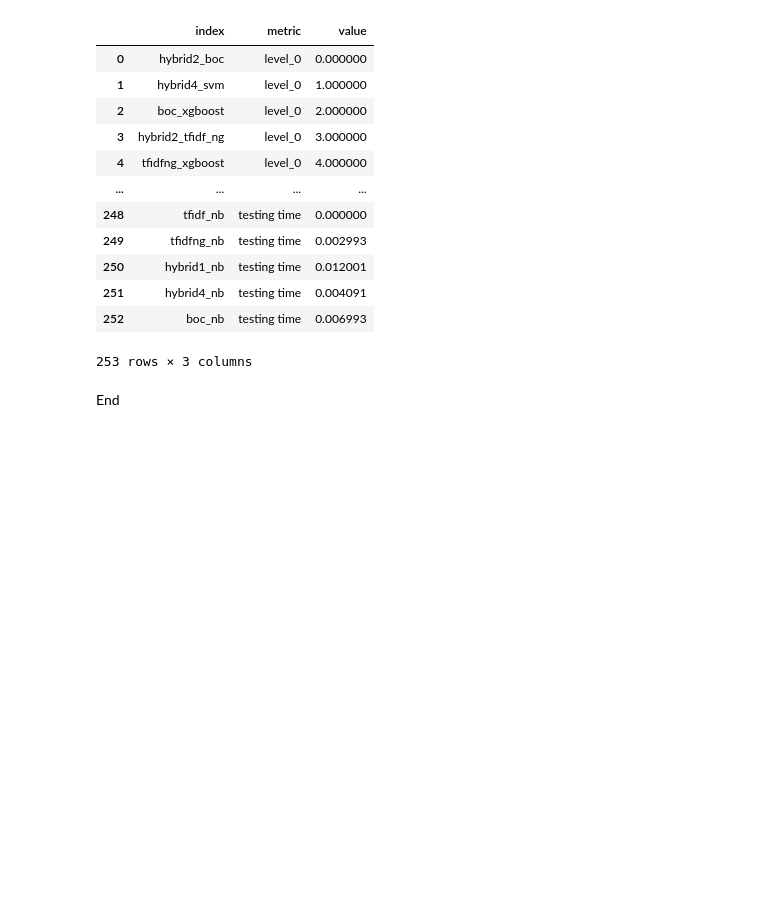
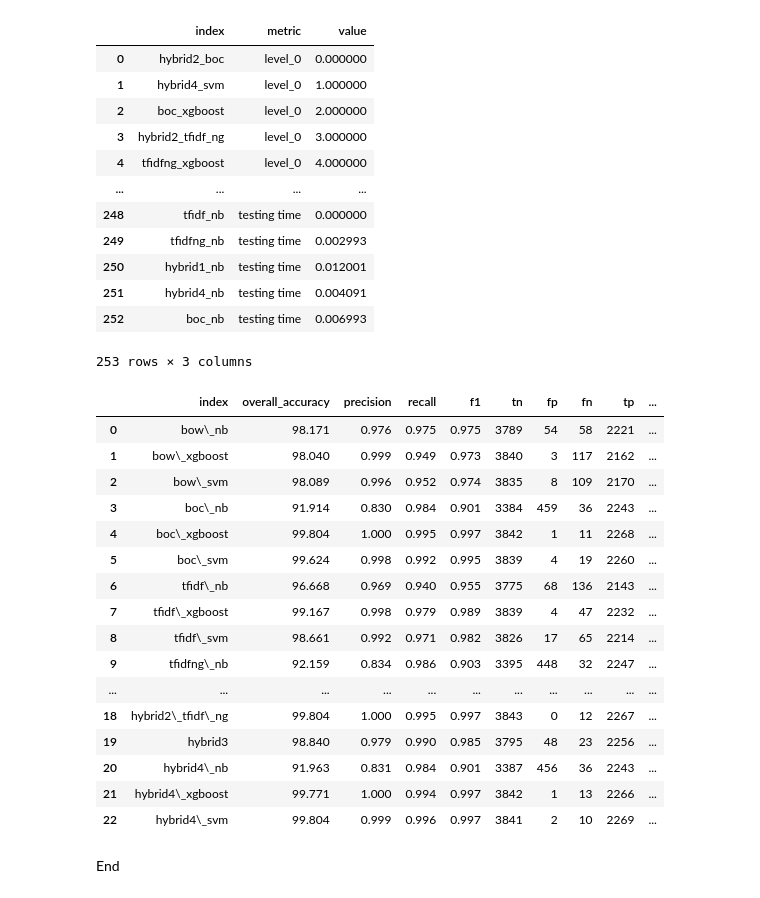
Before and after one commit to gdrlab/cascaded-sqli-detection, a Jupyter notebook: utils/Demonstrate_test_results.ipynb, the cells around one changed output. Drawn from its saved outputs; the diff is of its cells as text; code cells hidden in the pictures; blank space fills up the shorter version.

Commit message:
to latex tables

```diff
--- a/utils/Demonstrate_test_results.ipynb
+++ b/utils/Demonstrate_test_results.ipynb
@@ -109,5 +109,40 @@ df_melted
 | 251 | hybrid4_nb | testing time | 0.004091 |
 | 252 | boc_nb | testing time | 0.006993 |
 253 rows × 3 columns
+# %%
+
+func = lambda s: 'AAA'#s.replace('_', ' ')
+#df.style.format({
+#    ("Numeric", "Integers"): '\${}',
+#    ("Numeric", "Floats"): '{:.1f}',
+#    ("Non-Numeric", "Strings"): func
+#})
+df.reset_index().style.format(
+    {
+        ("Numeric", "Integers"): '\${}',
+        ("Numeric", "Floats"): '{:.1f}',
+        ("Non-Numeric", "Strings"): func
+    },
+    precision=3,
+    escape="latex")
+#print(s.to_latex())
+# %% [output]
+|  | index | overall_accuracy | precision | recall | f1 | tn | fp | fn | tp | ... |
+| 0 | bow\_nb | 98.171 | 0.976 | 0.975 | 0.975 | 3789 | 54 | 58 | 2221 | ... |
+| 1 | bow\_xgboost | 98.040 | 0.999 | 0.949 | 0.973 | 3840 | 3 | 117 | 2162 | ... |
+| 2 | bow\_svm | 98.089 | 0.996 | 0.952 | 0.974 | 3835 | 8 | 109 | 2170 | ... |
+| 3 | boc\_nb | 91.914 | 0.830 | 0.984 | 0.901 | 3384 | 459 | 36 | 2243 | ... |
+| 4 | boc\_xgboost | 99.804 | 1.000 | 0.995 | 0.997 | 3842 | 1 | 11 | 2268 | ... |
+| 5 | boc\_svm | 99.624 | 0.998 | 0.992 | 0.995 | 3839 | 4 | 19 | 2260 | ... |
+| 6 | tfidf\_nb | 96.668 | 0.969 | 0.940 | 0.955 | 3775 | 68 | 136 | 2143 | ... |
+| 7 | tfidf\_xgboost | 99.167 | 0.998 | 0.979 | 0.989 | 3839 | 4 | 47 | 2232 | ... |
+| 8 | tfidf\_svm | 98.661 | 0.992 | 0.971 | 0.982 | 3826 | 17 | 65 | 2214 | ... |
+| 9 | tfidfng\_nb | 92.159 | 0.834 | 0.986 | 0.903 | 3395 | 448 | 32 | 2247 | ... |
+| ... | ... | ... | ... | ... | ... | ... | ... | ... | ... | ... |
+| 18 | hybrid2\_tfidf\_ng | 99.804 | 1.000 | 0.995 | 0.997 | 3843 | 0 | 12 | 2267 | ... |
+| 19 | hybrid3 | 98.840 | 0.979 | 0.990 | 0.985 | 3795 | 48 | 23 | 2256 | ... |
+| 20 | hybrid4\_nb | 91.963 | 0.831 | 0.984 | 0.901 | 3387 | 456 | 36 | 2243 | ... |
+| 21 | hybrid4\_xgboost | 99.771 | 1.000 | 0.994 | 0.997 | 3842 | 1 | 13 | 2266 | ... |
+| 22 | hybrid4\_svm | 99.804 | 0.999 | 0.996 | 0.997 | 3841 | 2 | 10 | 2269 | ... |
 # %% [markdown]
 End
```
Also changed, not shown: parts of 1 cell of this notebook.
